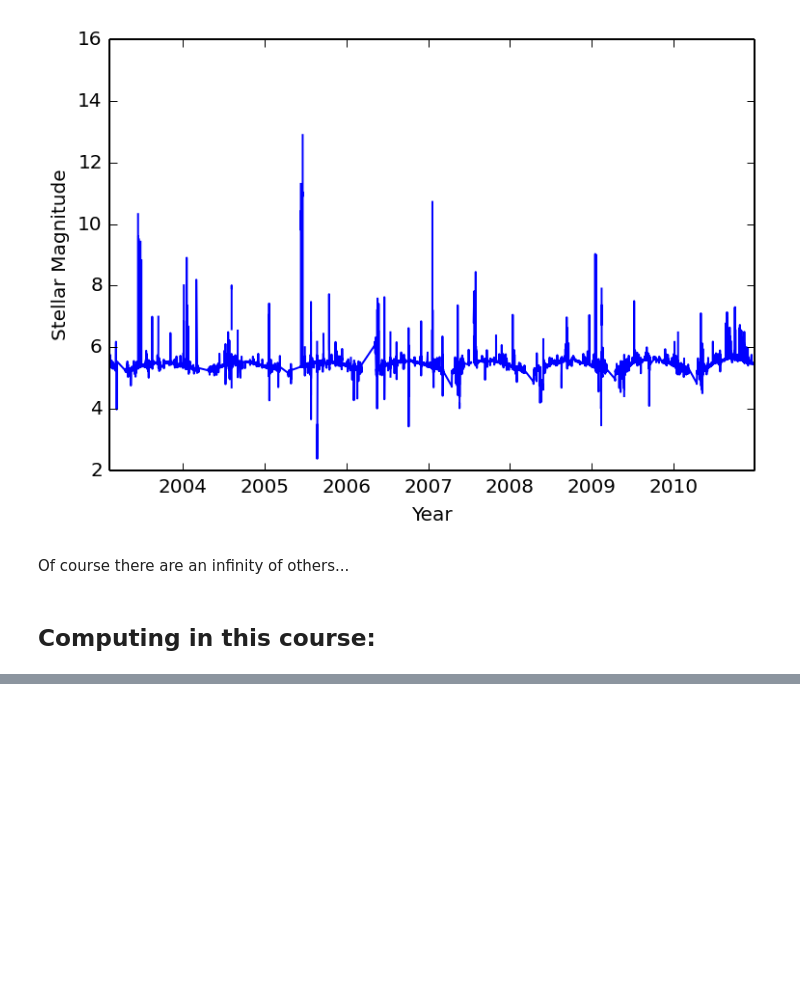
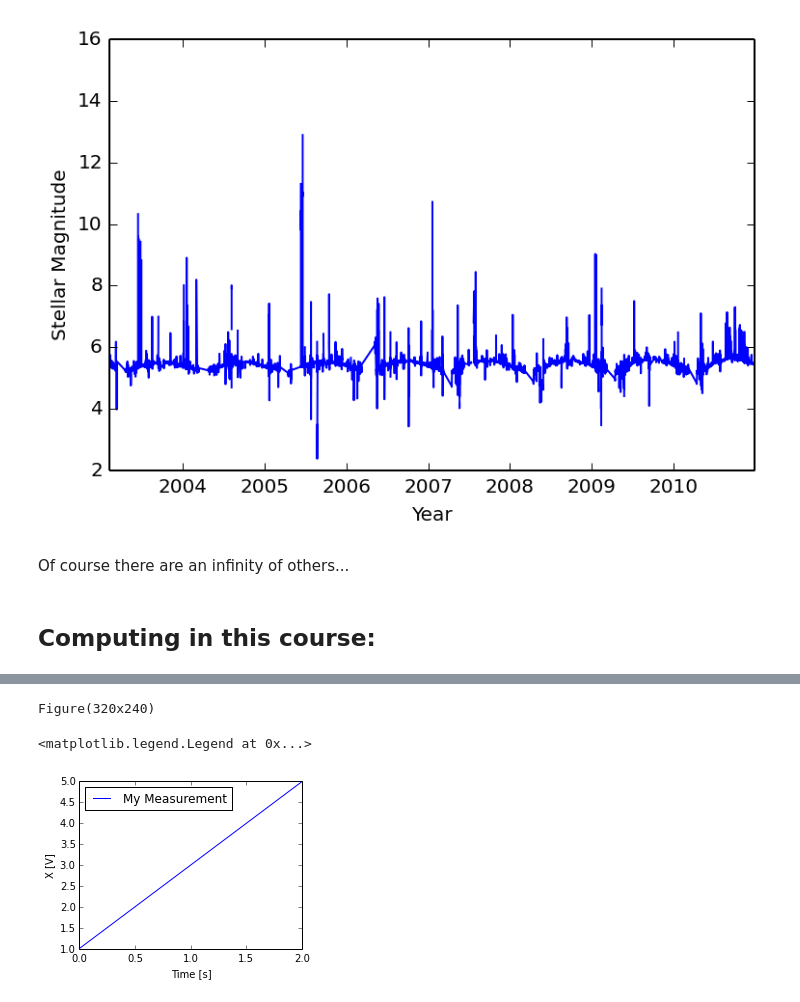
Before and after one commit to jklymak/Phy411, a Jupyter notebook: lectures/Lecture-00-Intro-Python.ipynb, the cells around one changed output, grey strips where cells are left out. Drawn from its saved outputs; the diff is of its cells as text; code cells hidden in the pictures; blank space fills up the shorter version.

```diff
--- a/lectures/Lecture-00-Intro-Python.ipynb
+++ b/lectures/Lecture-00-Intro-Python.ipynb
@@ -172,0 +683,17 @@ css_styling()
+# %%
+import matplotlib.pyplot as plt
+import numpy as np
+
+x= np.array([1.,2.,3.,4.,5.]) # volts
+t = np.array([0.,0.5,1.,1.5,2.]) # seconds
+fig=plt.figure(figsize=(4,3))
+print fig
+ax=fig.add_subplot(1,1,1)
+ax.plot(t,x,label='My Measurement')
+ax.set_xlabel('Time [s]')
+ax.set_ylabel('X [V]')
+ax.legend(loc=0)
+# %% [output]
+Figure(320x240)
+<matplotlib.legend.Legend at 0x...>
+[figure, added]
```
Also changed, not shown: parts of 113 cells of this notebook, 6 other files.
